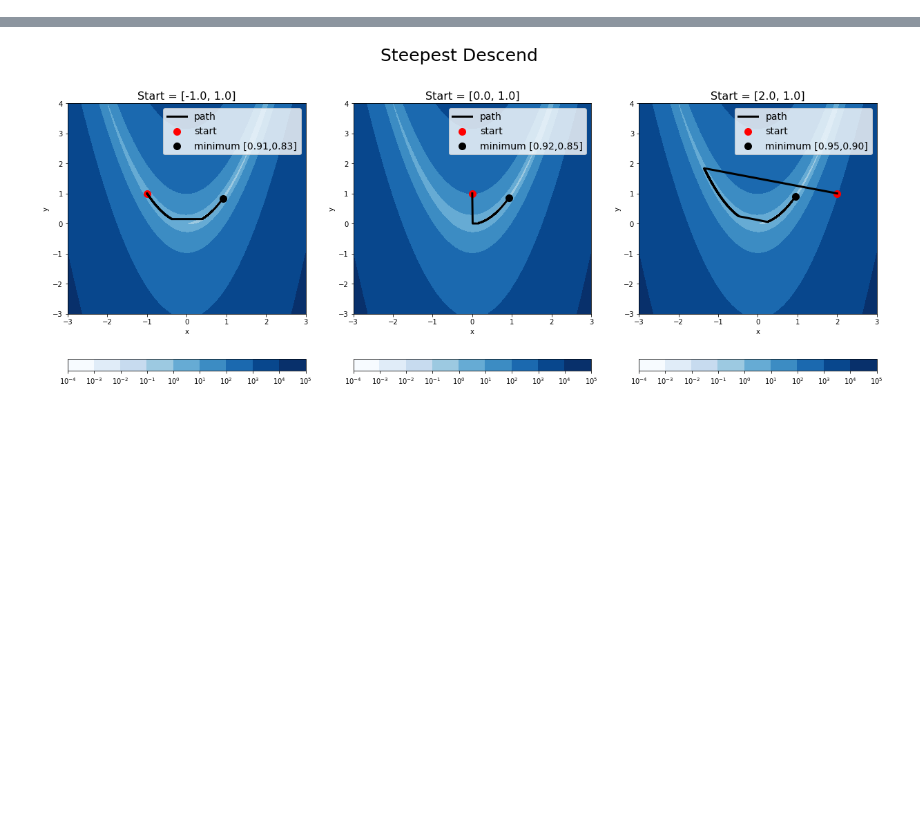
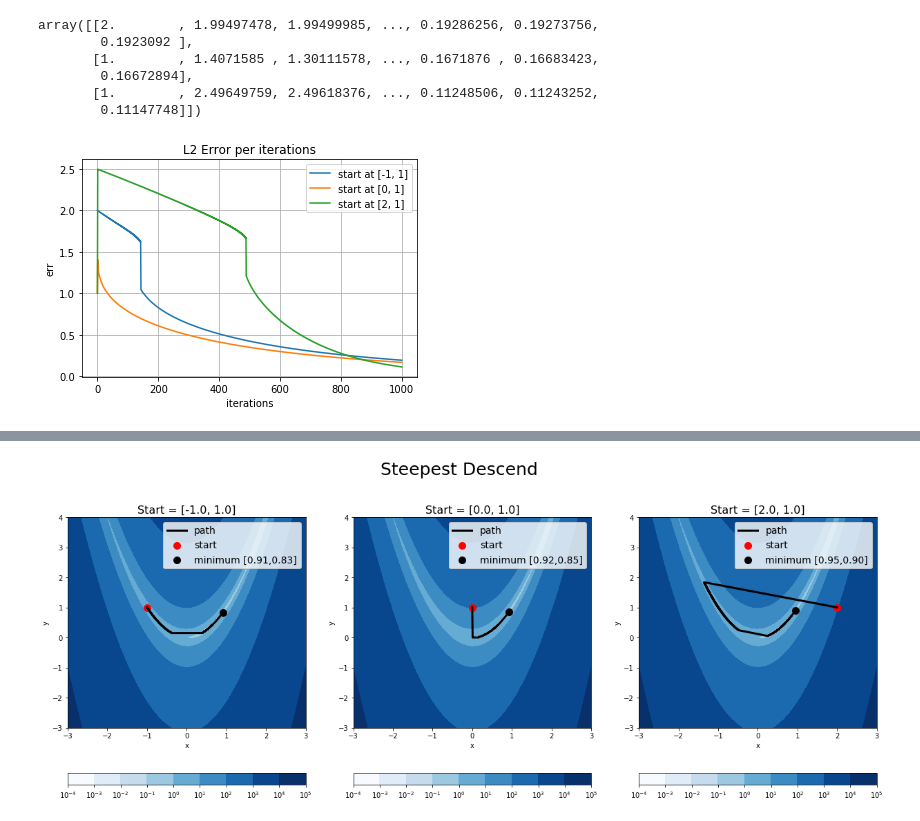
Before and after one commit to AutoDiffAll/cs207_FinalProject, a Jupyter notebook: Implementation/test_for_evaluate.ipynb, the cells around one changed output, grey strips where cells are left out. Saved outputs shown, nothing was run; the diff lists cells and outputs as text; code cells hidden in the pictures; blank space fills up the shorter version.

```diff
--- a/Implementation/test_for_evaluate.ipynb
+++ b/Implementation/test_for_evaluate.ipynb
@@ -101,0 +104,33 @@ y_grid = np.linspace(-3, 4, 200)
+# %%
+val_arr=[val.val_rec for val in val_lists]
+# %%
+err=np.linalg.norm(np.array(val_arr)-[1,1], 2,axis=-1)
+# %%
+err
+# %% [output]
+array([[2.        , 1.99497478, 1.99499985, ..., 0.19286256, 0.19273756,
+        0.1923092 ],
+       [1.        , 1.4071585 , 1.30111578, ..., 0.1671876 , 0.16683423,
+        0.16672894],
+       [1.        , 2.49649759, 2.49618376, ..., 0.11248506, 0.11243252,
+        0.11147748]])
+# %%
+def plot_acc(val_lists,true,label_lists,norm='L2'):
+    n=len(val_lists)
+    for i in range(n):
+        if norm=='L1':
+            err=np.linalg.norm(val_lists[i]-[1,1], 1,axis=-1)
+        elif norm=='L_inf':
+            err=np.linalg.norm(val_lists[i]-[1,1], np.inf,axis=-1)
+        else:
+            err=np.linalg.norm(val_lists[i]-[1,1], 2,axis=-1)
+        plt.plot(err,label=label_lists[i])
+    plt.title(norm+' Error per iterations')
+    plt.xlabel('iterations')
+    plt.ylabel('Error')
+    plt.legend()
+    plt.grid()
+# %%
+plot_acc(val_arr,[1,1],['start at '+str(v0) for v0 in v0_list],norm='L2')
+# %% [output]
+[figure, added]
```
Also changed, not shown: parts of 3 cells of this notebook, 2 other files.
